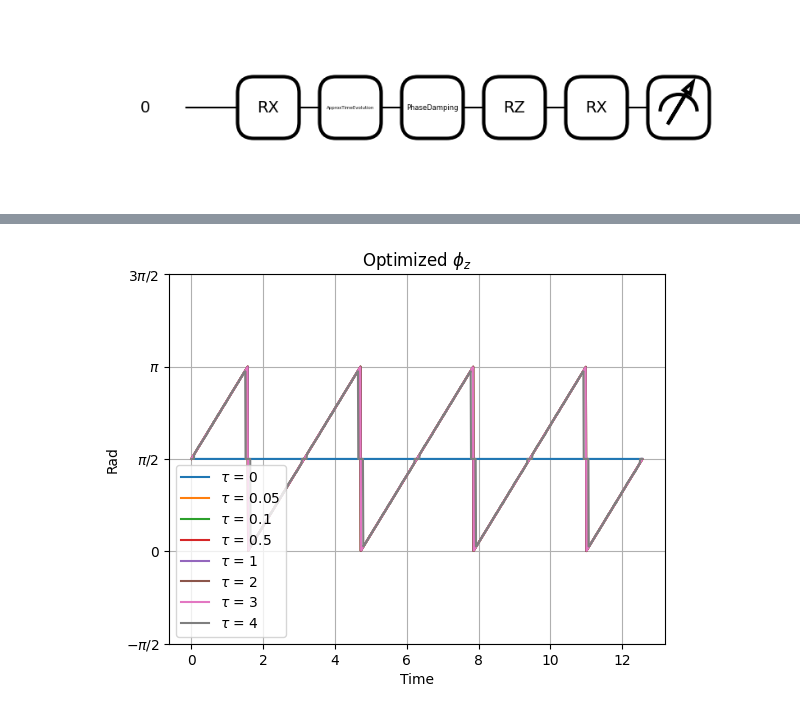
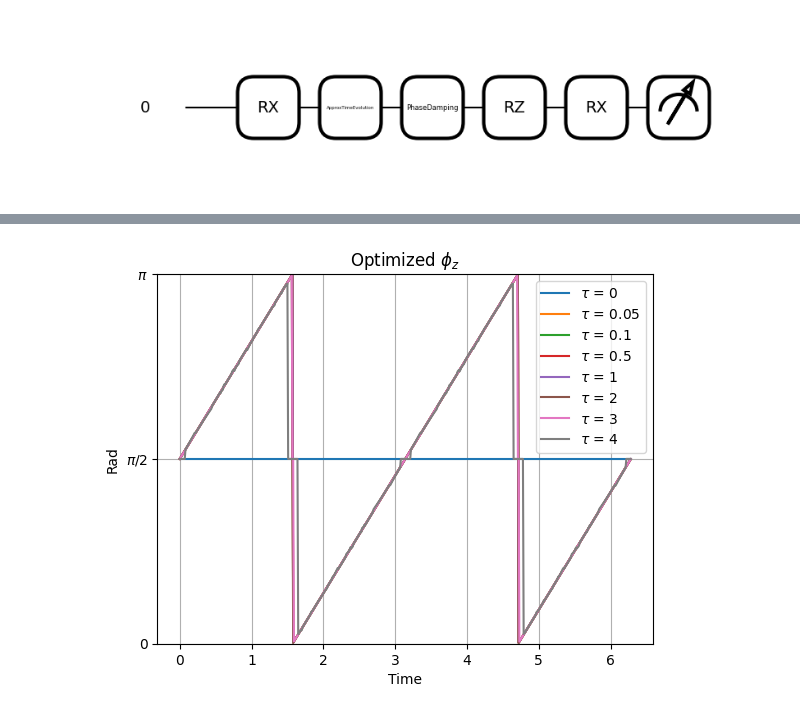
Before and after one commit to iridescent0923/Quantum_Optimization, a Jupyter notebook: Pennylane_Workspace/Metrology/CFI_optimize/Complete/1-qubit/3CMP/Sweeping_tau[ps=0].ipynb, the cells around one changed output, grey strips where cells are left out. Saved outputs shown, nothing was run; the diff lists cells and outputs as text; code cells hidden in the pictures.

```diff
--- a/Pennylane_Workspace/Metrology/CFI_optimize/Complete/1-qubit/3CMP/Sweeping_tau[ps=0].ipynb
+++ b/Pennylane_Workspace/Metrology/CFI_optimize/Complete/1-qubit/3CMP/Sweeping_tau[ps=0].ipynb
@@ -57,7 +65,6 @@ def circuit(paras):
 
     return qml.density_matrix(wires = 0)
 
-
 @qml.qnode(dev)
 def Post_selection_Dephase(phi):
     """ Take qnode from circuit_1 and calculate decoherence using kraus operator.
@@ -77,15 +84,15 @@ def Post_selection_Dephase(phi):
     qml.QubitDensityMatrix(density_matrix, wires = 0)
 
     # Kraus operator for 2*2 matrix
-    K = np.array([ [np.sqrt(1 - Gamma_ps), 0], [0, 1] ])
-
+    K = np.array([
+        [np.sqrt(1 - Gamma_ps), 0],
+        [0, 1]
+    ])
     Numerator = K @ density_matrix @ K.conj().T
     Denominator = np.trace(Numerator)
-
     rho_ps = Numerator / Denominator
 
     qml.QubitDensityMatrix(rho_ps, wires = 0)
-
     return qml.density_matrix(wires = 0)
 
 paras_plot = 1,1
@@ -242,32 +191,28 @@ def BFGS(Sweep_Data, paras, gamma_ps_select, Iterations):
 # %%
+# tau_plot = 0, 4
 tau_plot = 0, 5e-2, 1e-1, 5e-1, 1, 2, 3, 4
-Sweep_data = np_.array([0, np.pi * 4 , 1e-2])
 
+# tau_plot =  3, 4
+Sweep_data = np_.array([0, np.pi*2,  1e-2])  #1e-2 ~ (4pi + 1e-2)
 Sweep_data_arange = np_.arange(Sweep_data[0], Sweep_data[1], Sweep_data[2])
 
 Para_store = np.zeros((len(tau_plot), len(Sweep_data_arange), 2))
 
-for i in range(len(tau_plot)):
-    Tau_global = tau_plot[i]
+for idx,tau in enumerate(tau_plot):
+    Tau_global = tau
 
     Paras_init = np.zeros(2)
-    Paras_init[:2] = np.pi/2
+    Paras_init[:2] = (1*np.pi)/2
 
-    Gamma_ps_preset = 1e-9
+    Gamma_ps_preset = 1e-10
     Set_Iterations = 1
 
-    Optimized_Result = BFGS(
-        Sweep_data,
-        Paras_init,
-        Gamma_ps_preset,
-        Set_Iterations
-        )
+    Optimized_Result = BFGS(Sweep_data, Paras_init, Gamma_ps_preset, Set_Iterations)
 
-    Para_store[i][:, 0] = Optimized_Result[1][:,2]
-    Para_store[i][:, 1] = Optimized_Result[1][:,3]
+    Para_store[idx][:, 0] = Optimized_Result[Set_Iterations][:,DataIndex.THETA_X.value]
+    Para_store[idx][:, 1] = Optimized_Result[Set_Iterations][:,DataIndex.PHI_Z.value]
 
-    # plt.plot(Sweep_data_arange, Optimized_Result[0][:, 1], label = f'Before_tau = {tau_plot[i]}')
-    plt.plot(Sweep_data_arange, Optimized_Result[1][:, 1], label = f'$\\tau$ = {tau_plot[i]}')
+    plt.plot(Sweep_data_arange, Optimized_Result[1][:, DataIndex.CFI.value], label = f'$\\tau$ = {tau_plot[idx]}')
 
 plt.title(f'[1-qubit] AFter BFGS_Without post-selection')
 plt.xlabel('Time')
@@ -296,22 +241,22 @@ plt.show()
 # %%
 for i in range(0, len(tau_plot)):
     # if i != 4:
         plt.plot(Sweep_data_arange, Para_store[i][:, 1], label = f'$\\tau$ = {tau_plot[i]}')
 
 # Set the yticks to be at -2π, -π, 0, π, and 2π
 # plt.yticks([-np.pi, 0, np.pi, 2*np.pi], ['$-\pi$', '0', '$\pi$', '$2\pi$'])
 plt.yticks([-np.pi, -np.pi/2, 0, np.pi/2, np.pi, (3*np.pi)/2, 2*np.pi], ['$-\pi$', '$-\pi/2$', '0', '$\pi/2$', '$\pi$', '$3\pi/2$', '$2\pi$'])
-plt.ylim(-1*np.pi/2, 3*np.pi/2)
+plt.ylim(0, np.pi)
 
 plt.title(f'Optimized $\\phi_{{z}}$')
 plt.xlabel('Time')
 plt.ylabel('Rad')
 plt.grid()
 plt.legend()
 
 plt.show()
 # %% [output]
-[figure, old version]
+[figure, new version]
 # %%
 slice = int(len(Sweep_data_arange) / 2)
 
```
Also changed, not shown: parts of 11 cells of this notebook, 6 other files.
